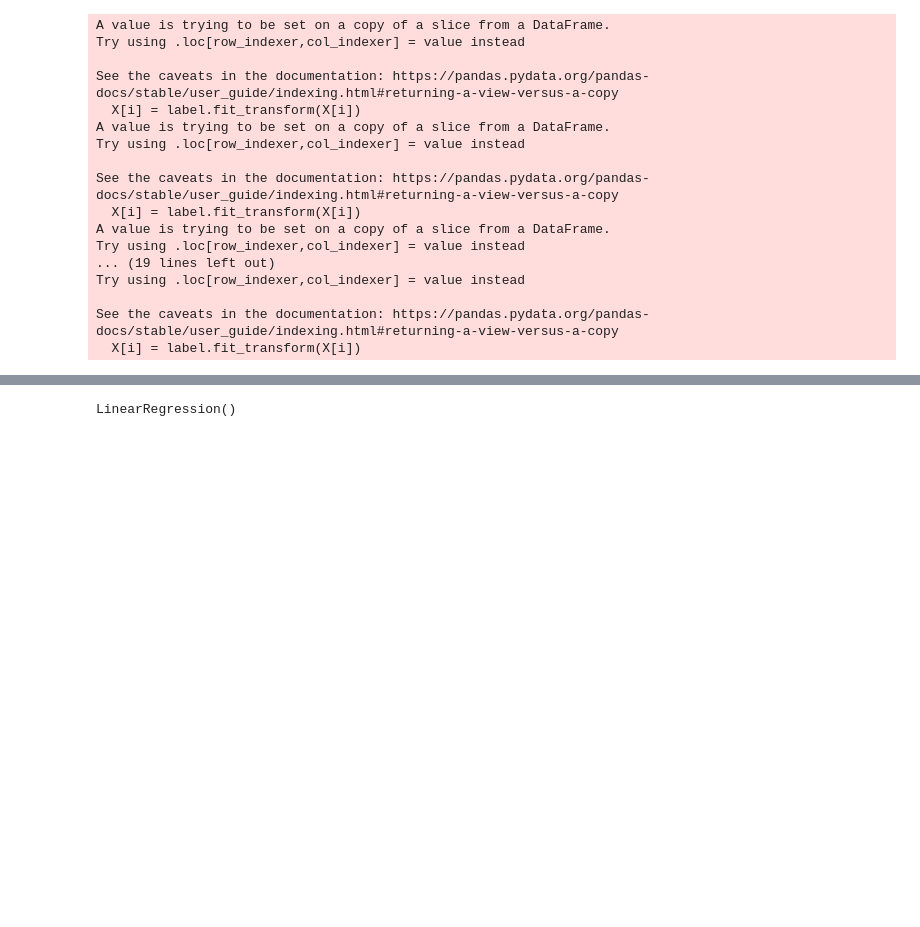
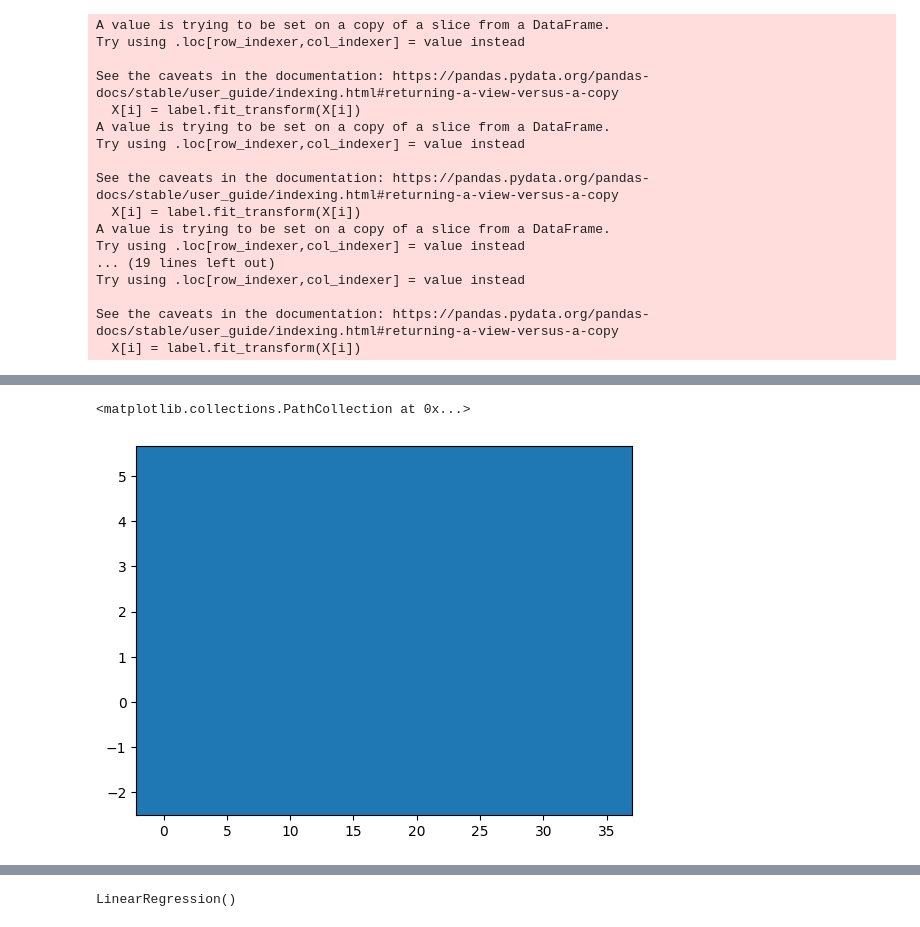
Before and after one commit to PR7175Z/Machine-Learning, a Jupyter notebook: nycpropertyprediction/model.ipynb, the cells around one changed output, grey strips where cells are left out. Drawn from its saved outputs; the diff is of its cells as text; code cells hidden in the pictures; blank space fills up the shorter version.

```diff
--- a/nycpropertyprediction/model.ipynb
+++ b/nycpropertyprediction/model.ipynb
@@ -145,0 +140,5 @@ array([[-1.12219597, -0.19522355, -0.128259  , ...,  0.54625777,
+# %%
+plt.scatter(xtrain_reshape[:, 0], xtrain_reshape[:, 1], ytrain)
+# %% [output]
+<matplotlib.collections.PathCollection at 0x...>
+[figure, added]
```
Also changed, not shown: parts of 12 cells of this notebook.
